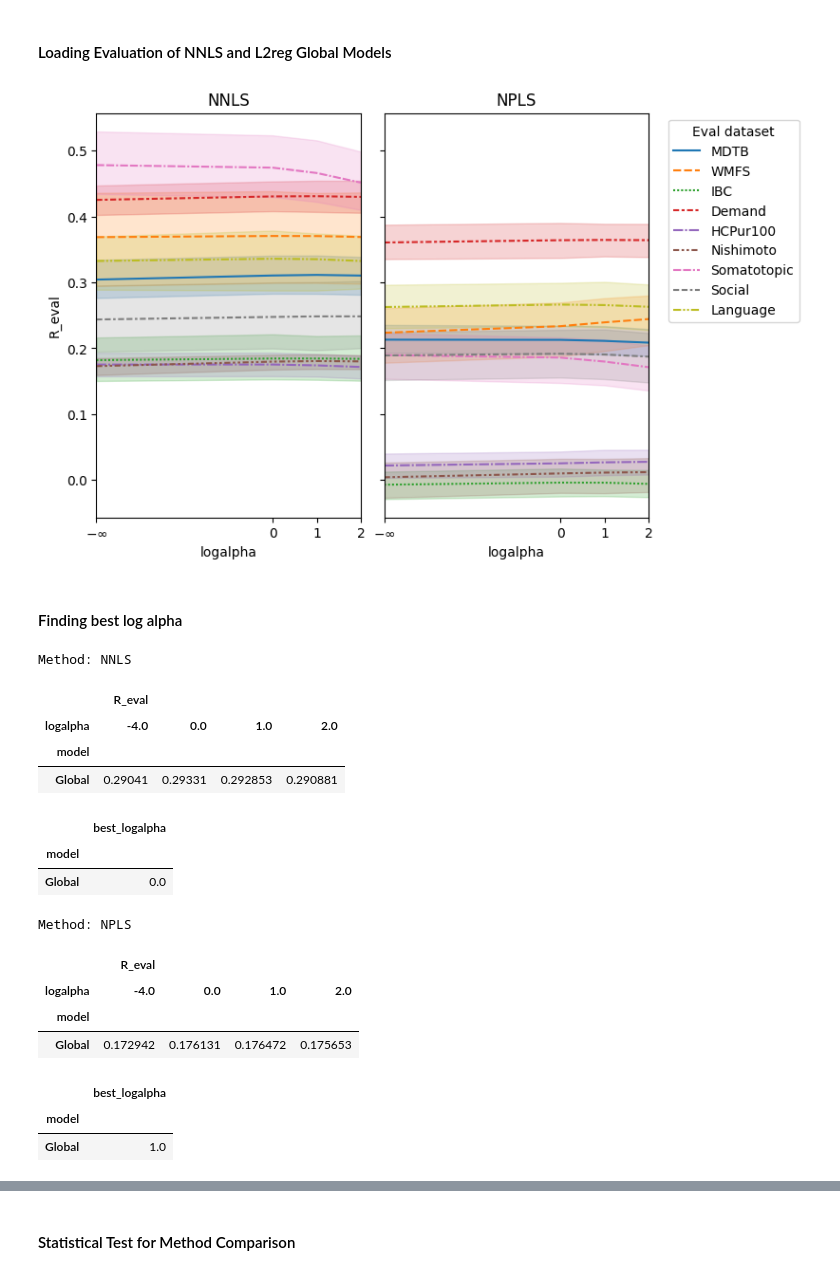
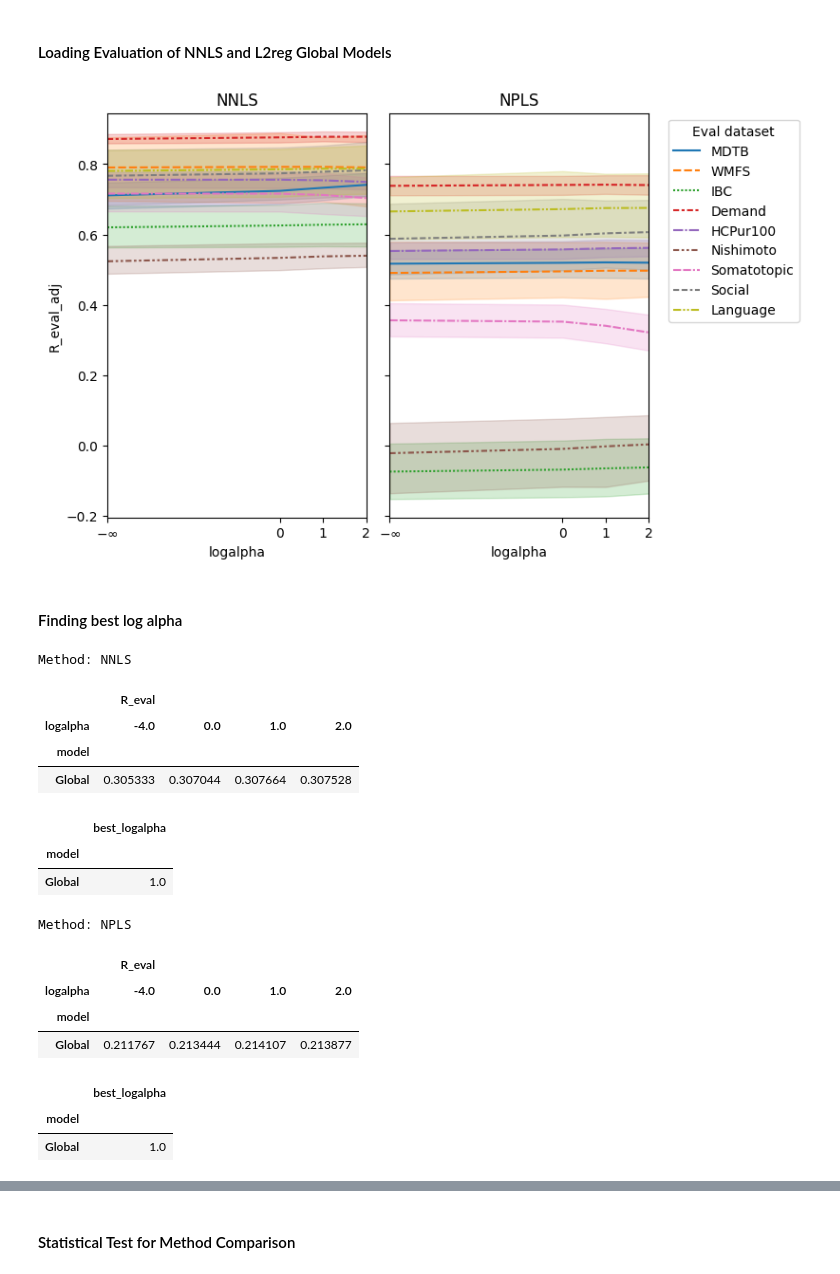
Before and after one commit to DiedrichsenLab/cortico_cereb_connectivity, a Jupyter notebook: notebooks/9. Method_comparison/pos_neg_comparison.ipynb, the cells around one changed output, grey strips where cells are left out. Cells and saved outputs as stored; diff of their text form; code cells hidden in the pictures.

```diff
--- a/notebooks/9. Method_comparison/pos_neg_comparison.ipynb
+++ b/notebooks/9. Method_comparison/pos_neg_comparison.ipynb
@@ -17,30 +17,30 @@ eval_ds_list = gl.datasets
 eval_ds_names = [ds if gl.sessions[i] == 'all' else ds + gl.sessions[i].split('-')[1] for i, ds in enumerate(gl.datasets)]
 df_all = pd.DataFrame()
 for i, (ds_code, ds_eval) in enumerate(zip(train_ds_list, eval_ds_names)):
-    df = rm.comb_eval(models=[ds_code+"-global-Cavg"],methods=methods,eval_data=[ds_eval],cerebellum='MNISymC3')
+    df = rm.comb_eval(models=[ds_code+"-sc-global-Cavg"],methods=methods,eval_data=[ds_eval],cerebellum='MNISymC3')
     df_all = pd.concat([df_all, df], ignore_index=True)
 df_all['logalpha'] = df_all['logalpha'].fillna(-4)
 df_all.model = 'Global'
 # %%
 fig, axes = plt.subplots(1, 2, figsize=(8, 5), sharey='row', constrained_layout=True)
 for i, method in enumerate(methods):
-    sns.lineplot(data=df_all[df_all['method']==method], y='R_eval', x='logalpha',
+    sns.lineplot(data=df_all[df_all['method']==method], y='R_eval_adj', x='logalpha',
                 hue='eval_dataset', style='eval_dataset',
                 hue_order=eval_ds_list, style_order=eval_ds_list, ax=axes[i])
     axes[i].set_title(method)
     if i == 0:
         axes[i].legend_.remove()
 plt.legend(bbox_to_anchor=(1.05, 1), loc='upper left', title='Eval dataset');
 
 for i in range(2):
     xticks = df_all[df_all['method']==methods[i]]['logalpha'].unique()
     xticklabels = [r"$-\infty$" if np.isclose(t, -4) else str(int(t)) for t in xticks]
     axes[i].set_xticks(xticks)
     axes[i].set_xticklabels(xticklabels)
 axes[0].set_xlim([-4, 2]);
 axes[1].set_xlim([-4, 2]);
 # %% [output]
-[figure, old version]
+[figure, new version]
 # %% [markdown]
 #### Finding best log alpha
 # %%
@@ -61,15 +61,15 @@ Method: NNLS
 |  | R_eval |  |  |  |
 | logalpha | -4.0 | 0.0 | 1.0 | 2.0 |
 | model |  |  |  |  |
-| Global | 0.29041 | 0.29331 | 0.292853 | 0.290881 |
+| Global | 0.305333 | 0.307044 | 0.307664 | 0.307528 |
 |  | best_logalpha |
 | model |  |
-| Global | 0.0 |
+| Global | 1.0 |
 Method: NPLS
 |  | R_eval |  |  |  |
 | logalpha | -4.0 | 0.0 | 1.0 | 2.0 |
 | model |  |  |  |  |
-| Global | 0.172942 | 0.176131 | 0.176472 | 0.175653 |
+| Global | 0.211767 | 0.213444 | 0.214107 | 0.213877 |
 |  | best_logalpha |
 | model |  |
 | Global | 1.0 |
```
Also changed, not shown: parts of 4 cells of this notebook.
